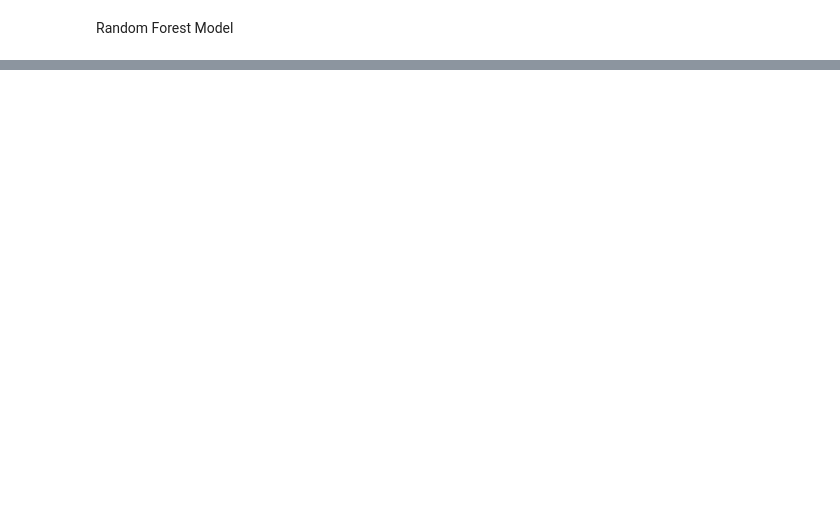
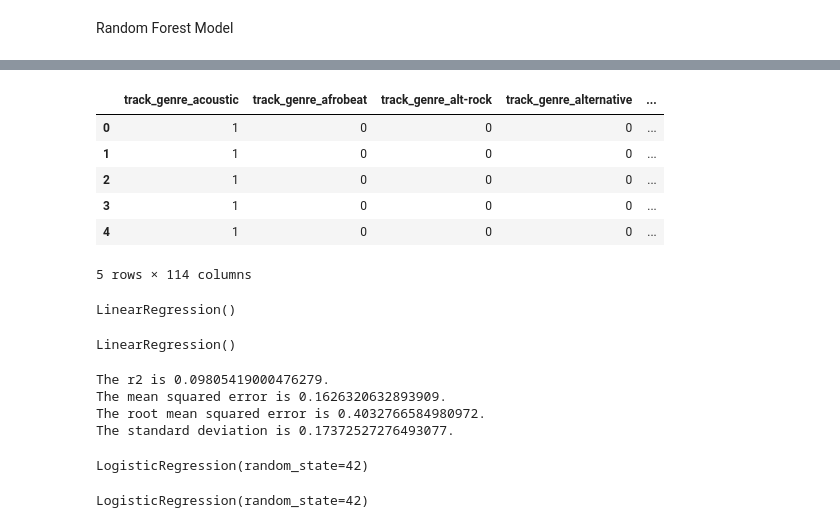
Before and after one commit to EmilieScanlon/Music2.0, a Jupyter notebook: Music_Info.ipynb, the cells around one changed output, grey strips where cells are left out. Drawn from its saved outputs; the diff is of its cells as text; code cells hidden in the pictures; blank space fills up the shorter version.

Commit message:
additional models

```diff
--- a/Music_Info.ipynb
+++ b/Music_Info.ipynb
@@ -185,0 +210,19 @@ Accuracy: 0.7623363544813696
+# %%
+#Create dummy variables for the 'track_genre"
+df_dummies = pd.get_dummies(df_cleaned, columns=['track_genre'])
+df_dropped = df_dummies.drop(columns=[
+    'duration_ms', 'popularity', 'energy', 'loudness', 'speechiness',
+    'acousticness', 'instrumentalness', 'liveness', 'valence', 'tempo',
+    'explicit', 'danceability', 'key', 'time_signature', 'danceability_binary'
+])
+df_int = df_dropped.astype(int)
+#review DataFrame
+df_int.head()
+# %% [output]
+|  | track_genre_acoustic | track_genre_afrobeat | track_genre_alt-rock | track_genre_alternative | ... |
+| 0 | 1 | 0 | 0 | 0 | ... |
+| 1 | 1 | 0 | 0 | 0 | ... |
+| 2 | 1 | 0 | 0 | 0 | ... |
+| 3 | 1 | 0 | 0 | 0 | ... |
+| 4 | 1 | 0 | 0 | 0 | ... |
+5 rows × 114 columns
@@ -185,0 +232,12 @@ Accuracy: 0.7623363544813696
+# %%
+#Create a LINEAR REGRESSION MODEL
+from sklearn.linear_model import LinearRegression
+model = LinearRegression()
+model
+# %% [output]
+LinearRegression()
+# %%
+#fit the model
+model.fit(X_train, y_train)
+# %% [output]
+LinearRegression()
@@ -185,0 +247,29 @@ Accuracy: 0.7623363544813696
+# %%
+from sklearn.metrics import mean_squared_error, mean_absolute_error, r2_score
+r2 = r2_score(y_test, predictions)
+mse = mean_squared_error(y_test, predictions)
+rmse = np.sqrt(mse)
+std = np.std(y)
+
+# Print relevant metrics.
+print(f"The r2 is {r2}.")
+print(f"The mean squared error is {mse}.")
+print(f"The root mean squared error is {rmse}.")
+print(f"The standard deviation is {std}.")
+# %% [output]
+The r2 is 0.09805419000476279.
+The mean squared error is 0.1626320632893909.
+The root mean squared error is 0.4032766584980972.
+The standard deviation is 0.17372527276493077.
+# %%
+#Create a LOGISTITIC REGRESSION MODEL
+from sklearn.linear_model import LogisticRegression
+classifier_2 = LogisticRegression(random_state=42)
+classifier_2
+# %% [output]
+LogisticRegression(random_state=42)
+# %%
+#fit the model
+classifier_2.fit(X_train, y_train)
+# %% [output]
+LogisticRegression(random_state=42)
```
Also changed, not shown: parts of 19 cells of this notebook, 1 other file.
